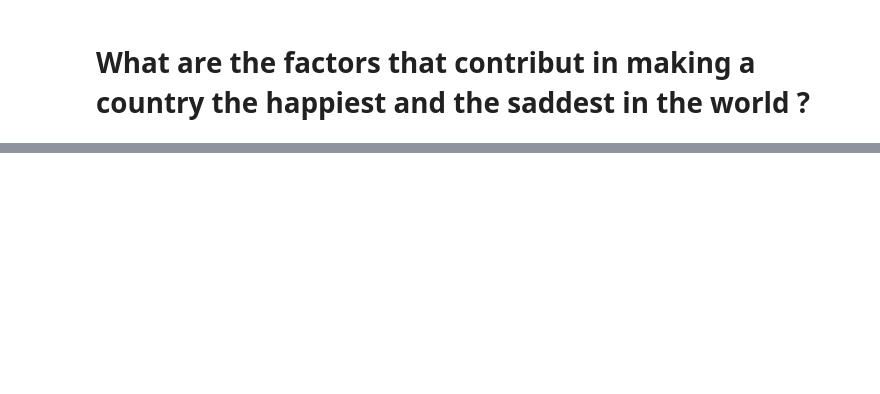
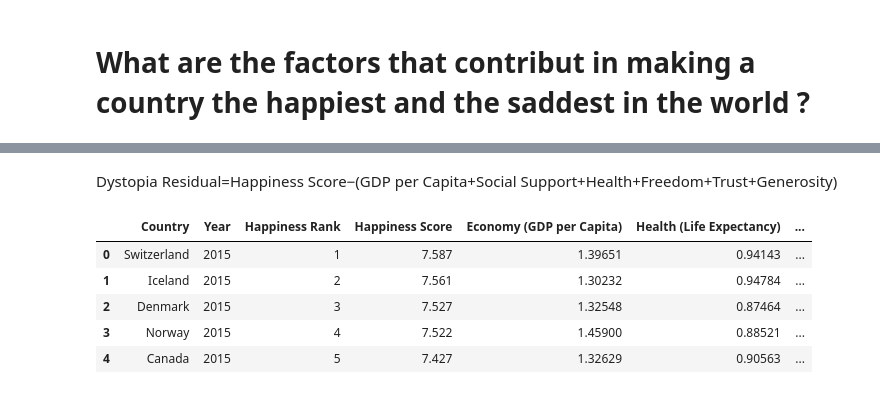
Before and after one commit to Rahifhiba/World-happiness-Report, a Jupyter notebook: data_study.ipynb, the cells around one changed output, grey strips where cells are left out. Cells and saved outputs as stored; diff of their text form; code cells hidden in the pictures; blank space fills up the shorter version.

```diff
--- a/data_study.ipynb
+++ b/data_study.ipynb
@@ -116,0 +432,11 @@ heatmap(df_19, "2019")
+# %% [markdown]
+Dystopia Residual=Happiness Score−(GDP per Capita+Social Support+Health+Freedom+Trust+Generosity)
+# %%
+df_tot.head()
+# %% [output]
+|  | Country | Year | Happiness Rank | Happiness Score | Economy (GDP per Capita) | Health (Life Expectancy) | ... |
+| 0 | Switzerland | 2015 | 1 | 7.587 | 1.39651 | 0.94143 | ... |
+| 1 | Iceland | 2015 | 2 | 7.561 | 1.30232 | 0.94784 | ... |
+| 2 | Denmark | 2015 | 3 | 7.527 | 1.32548 | 0.87464 | ... |
+| 3 | Norway | 2015 | 4 | 7.522 | 1.45900 | 0.88521 | ... |
+| 4 | Canada | 2015 | 5 | 7.427 | 1.32629 | 0.90563 | ... |
```
Also changed, not shown: parts of 40 cells of this notebook.
